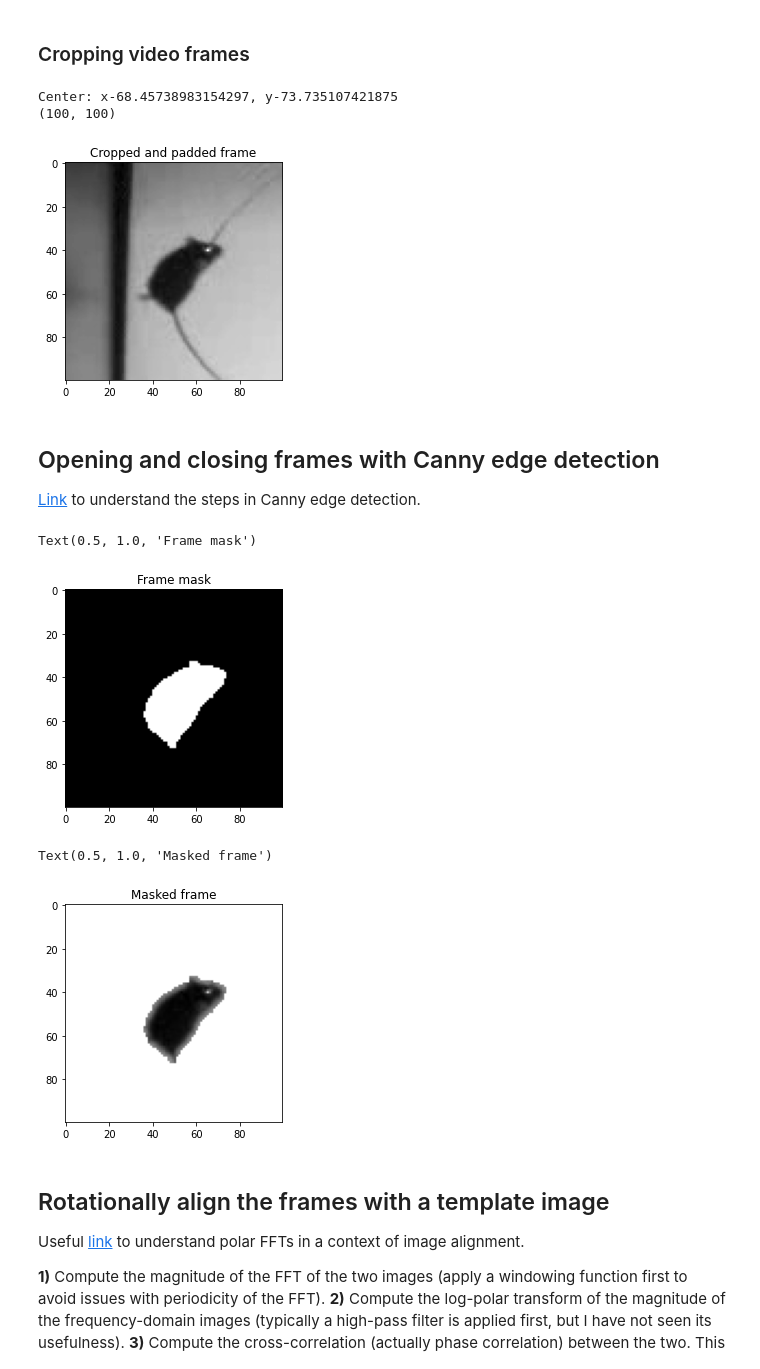
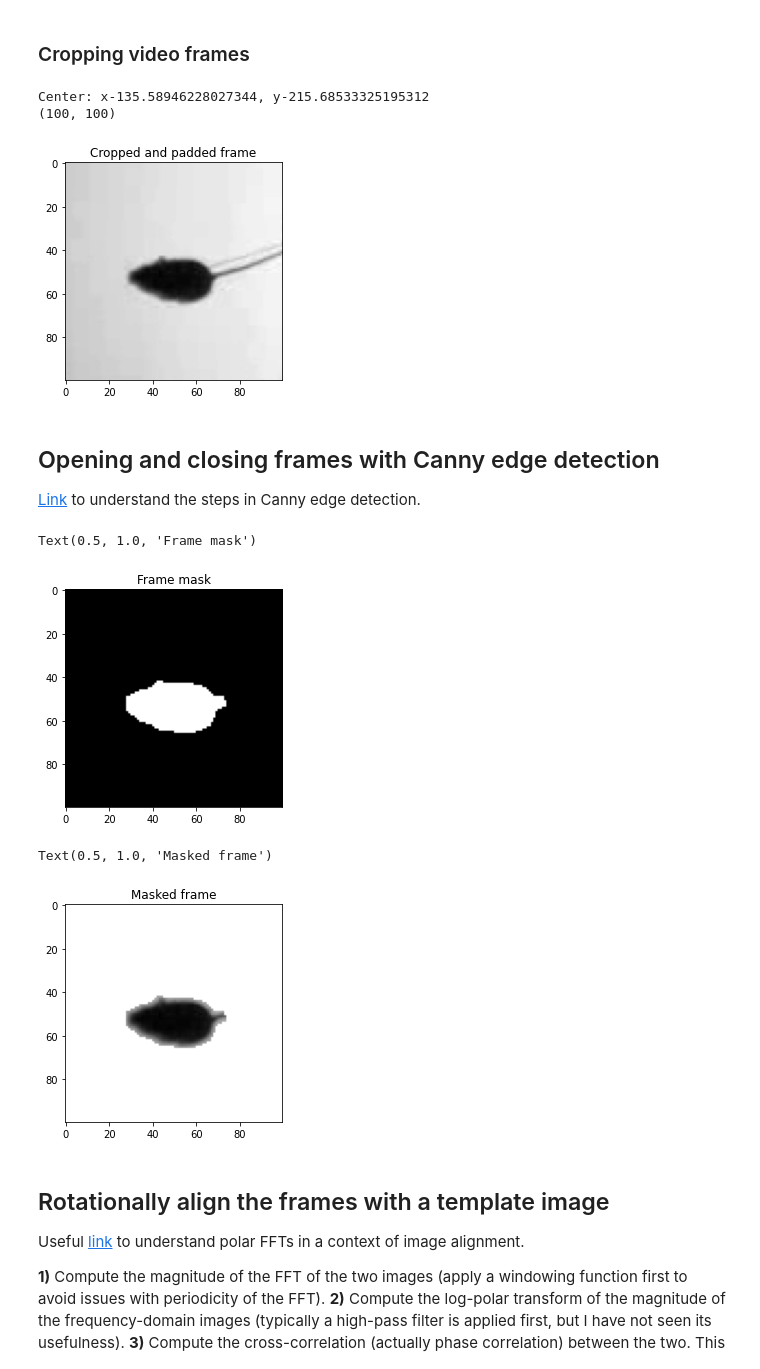
Before and after one commit to JoaoCampagnolo/behaving_ratatouille, a Jupyter notebook: scripts/img_preprocess.ipynb, the cells around one changed output. Drawn from its saved outputs; the diff is of its cells as text; code cells hidden in the pictures.

```diff
--- a/scripts/img_preprocess.ipynb
+++ b/scripts/img_preprocess.ipynb
@@ -57,8 +57,9 @@ Read a new frame:  True
 Read a new frame:  True
 Read a new frame:  True
 # %%
-frame = 1000
-img = cv2.imread(os.path.join(root_dir, f'frame_{frame}.jpg'), 0)
+frame = 21090
+img = cv2.imread(os.path.join('/Users/joaohenrique/Documents/Clusterolo/KI_paper/data/375529_2021-07-25_7_frames',
+                              f'frame_{frame}.jpg'), 0)
 plt.imshow(img,cmap = 'gray')
 plt.title('Original Image')
 # %% [output]
@@ -131,9 +138,9 @@ plt.imshow(crop_img, cmap='gray')
 plt.title('Cropped and padded frame')
 print(np.shape(crop_img))
 # %% [output]
-Center: x-68.45738983154297, y-73.735107421875
+Center: x-135.58946228027344, y-215.68533325195312
 (100, 100)
-[figure, old version]
+[figure, new version]
 # %% [markdown]
 ## Opening and closing frames with Canny edge detection
 [Link](https://towardsdatascience.com/canny-edge-detection-step-by-step-in-python-computer-vision-b49c3a2d8123) to understand the steps in Canny edge detection.
@@ -147,12 +154,12 @@ def close_edges(img, th1=260, th2=150, kx=3, ky=3, dil_iter=1, close_iter=6):
     closing = (closing > 0).astype(np.uint8)
     return closing
 # %%
-closed_img = close_edges(crop_img, th1=300, th2=220, close_iter=7)
+closed_img = close_edges(crop_img, th1=320, th2=270, close_iter=7)
 plt.imshow(closed_img, cmap = 'gray')
 plt.title('Frame mask')
 # %% [output]
 Text(0.5, 1.0, 'Frame mask')
-[figure, old version]
+[figure, new version]
 # %%
 # Mask input image with binary mask - Color background white
 crop_img[closed_img==0] = 255 # Optional
@@ -160,7 +167,7 @@ plt.imshow(crop_img, cmap='gray')
 plt.title('Masked frame')
 # %% [output]
 Text(0.5, 1.0, 'Masked frame')
-[figure, old version]
+[figure, new version]
 # %% [markdown]
 ## Rotationally align the frames with a template image
 
```
Also changed, not shown: parts of 12 cells of this notebook.
